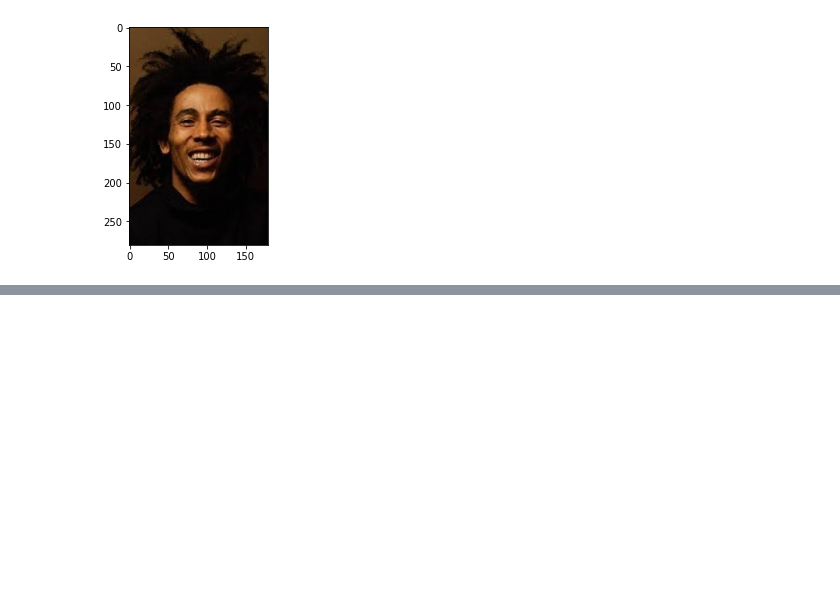
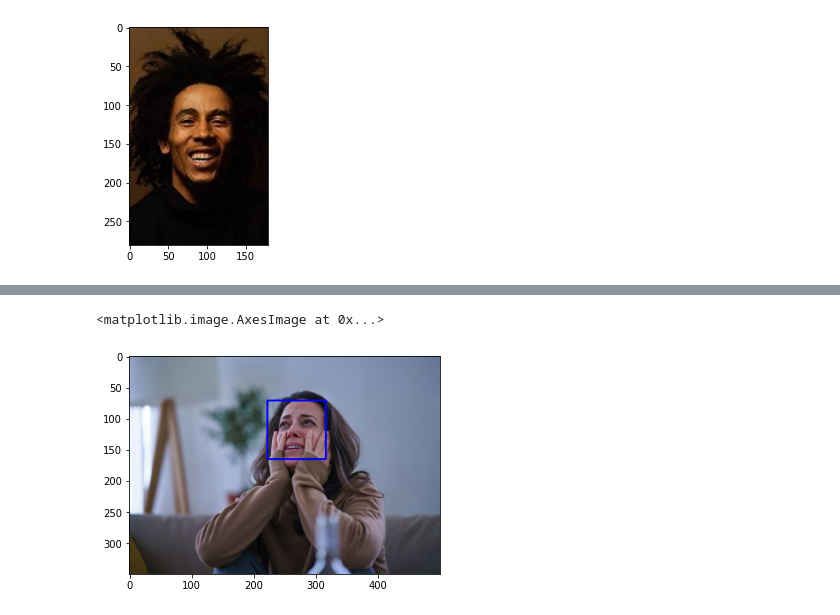
Before and after one commit to thiagolermen/facemask-detection-v1, a Jupyter notebook: FaceMaskDetection.ipynb, the cells around one changed output, grey strips where cells are left out. Drawn from its saved outputs; the diff is of its cells as text; code cells hidden in the pictures; blank space fills up the shorter version.

```diff
--- a/FaceMaskDetection.ipynb
+++ b/FaceMaskDetection.ipynb
@@ -415,0 +447,6 @@ Without mask
+# %%
+# Face detection
+plt.imshow(cv2.cvtColor(frame, cv2.COLOR_BGR2RGB))
+# %% [output]
+<matplotlib.image.AxesImage at 0x...>
+[figure, added]
```
Also changed, not shown: parts of 27 cells of this notebook.
